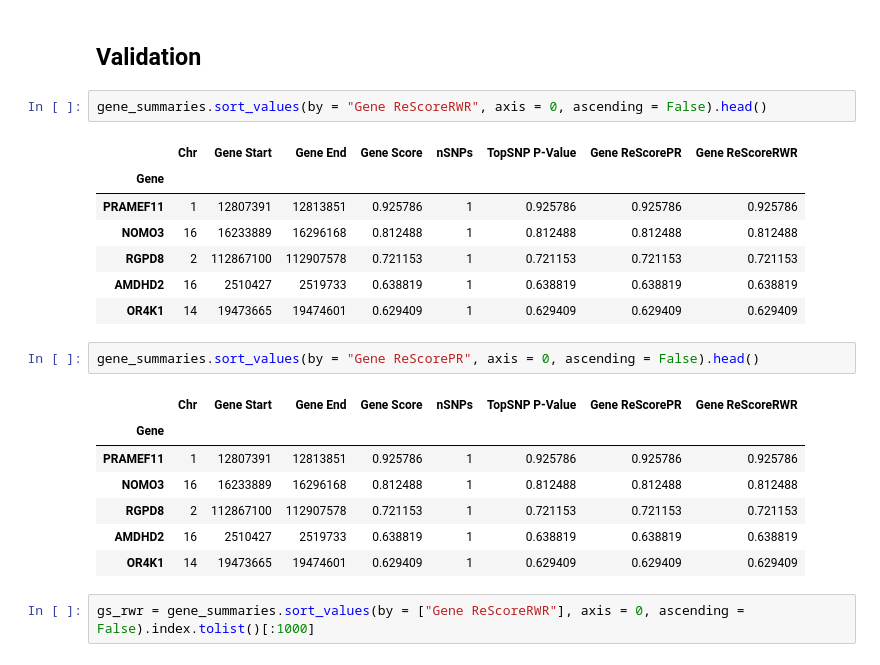
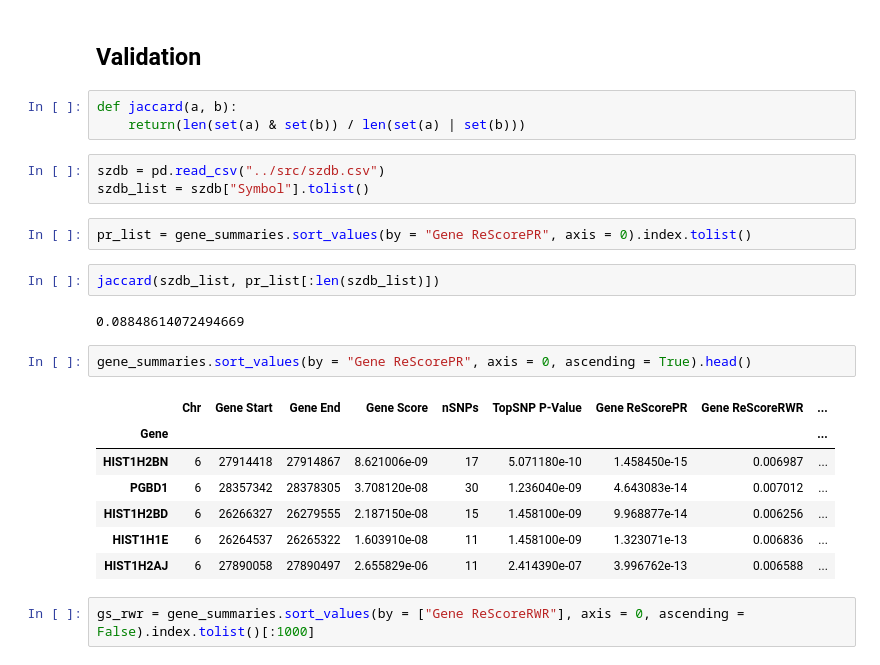
Before and after one commit to kkchau/NetGWAS, a Jupyter notebook: work/NetworkGWAS.ipynb, the cells around one changed output. Drawn from its saved outputs; the diff is of its cells as text.

Commit message:
szdb

```diff
--- a/work/NetworkGWAS.ipynb
+++ b/work/NetworkGWAS.ipynb
@@ -277,26 +277,28 @@ gene_summaries[gene_summaries["Gene ReScoreRWR"] <= new_threshold].shape
 (73, 8)
 # %% [markdown]
 ## Validation
+# %%
+def jaccard(a, b):
+    return(len(set(a) & set(b)) / len(set(a) | set(b)))
+# %%
+szdb = pd.read_csv("../src/szdb.csv")
+szdb_list = szdb["Symbol"].tolist()
+# %%
+pr_list = gene_summaries.sort_values(by = "Gene ReScorePR", axis = 0).index.tolist()
+# %%
+jaccard(szdb_list, pr_list[:len(szdb_list)])
+# %% [output]
+0.08848614072494669
 # %%
-gene_summaries.sort_values(by = "Gene ReScoreRWR", axis = 0, ascending = False).head()
+gene_summaries.sort_values(by = "Gene ReScorePR", axis = 0, ascending = True).head()
 # %% [output]
-|  | Chr | Gene Start | Gene End | Gene Score | nSNPs | TopSNP P-Value | Gene ReScorePR | Gene ReScoreRWR |
-| Gene |  |  |  |  |  |  |  |  |
-| PRAMEF11 | 1 | 12807391 | 12813851 | 0.925786 | 1 | 0.925786 | 0.925786 | 0.925786 |
-| NOMO3 | 16 | 16233889 | 16296168 | 0.812488 | 1 | 0.812488 | 0.812488 | 0.812488 |
-| RGPD8 | 2 | 112867100 | 112907578 | 0.721153 | 1 | 0.721153 | 0.721153 | 0.721153 |
-| AMDHD2 | 16 | 2510427 | 2519733 | 0.638819 | 1 | 0.638819 | 0.638819 | 0.638819 |
-| OR4K1 | 14 | 19473665 | 19474601 | 0.629409 | 1 | 0.629409 | 0.629409 | 0.629409 |
+|  | Chr | Gene Start | Gene End | Gene Score | nSNPs | TopSNP P-Value | Gene ReScorePR | Gene ReScoreRWR | ... |
+| Gene |  |  |  |  |  |  |  |  | ... |
+| HIST1H2BN | 6 | 27914418 | 27914867 | 8.621006e-09 | 17 | 5.071180e-10 | 1.458450e-15 | 0.006987 | ... |
+| PGBD1 | 6 | 28357342 | 28378305 | 3.708120e-08 | 30 | 1.236040e-09 | 4.643083e-14 | 0.007012 | ... |
+| HIST1H2BD | 6 | 26266327 | 26279555 | 2.187150e-08 | 15 | 1.458100e-09 | 9.968877e-14 | 0.006256 | ... |
+| HIST1H1E | 6 | 26264537 | 26265322 | 1.603910e-08 | 11 | 1.458100e-09 | 1.323071e-13 | 0.006836 | ... |
+| HIST1H2AJ | 6 | 27890058 | 27890497 | 2.655829e-06 | 11 | 2.414390e-07 | 3.996762e-13 | 0.006588 | ... |
-# %%
-gene_summaries.sort_values(by = "Gene ReScorePR", axis = 0, ascending = False).head()
-# %% [output]
-|  | Chr | Gene Start | Gene End | Gene Score | nSNPs | TopSNP P-Value | Gene ReScorePR | Gene ReScoreRWR |
-| Gene |  |  |  |  |  |  |  |  |
-| PRAMEF11 | 1 | 12807391 | 12813851 | 0.925786 | 1 | 0.925786 | 0.925786 | 0.925786 |
-| NOMO3 | 16 | 16233889 | 16296168 | 0.812488 | 1 | 0.812488 | 0.812488 | 0.812488 |
-| RGPD8 | 2 | 112867100 | 112907578 | 0.721153 | 1 | 0.721153 | 0.721153 | 0.721153 |
-| AMDHD2 | 16 | 2510427 | 2519733 | 0.638819 | 1 | 0.638819 | 0.638819 | 0.638819 |
-| OR4K1 | 14 | 19473665 | 19474601 | 0.629409 | 1 | 0.629409 | 0.629409 | 0.629409 |
 # %%
 gs_rwr = gene_summaries.sort_values(by = ["Gene ReScoreRWR"], axis = 0, ascending = False).index.tolist()[:1000]
 # %%
```
Also changed, not shown: 2 other files.
